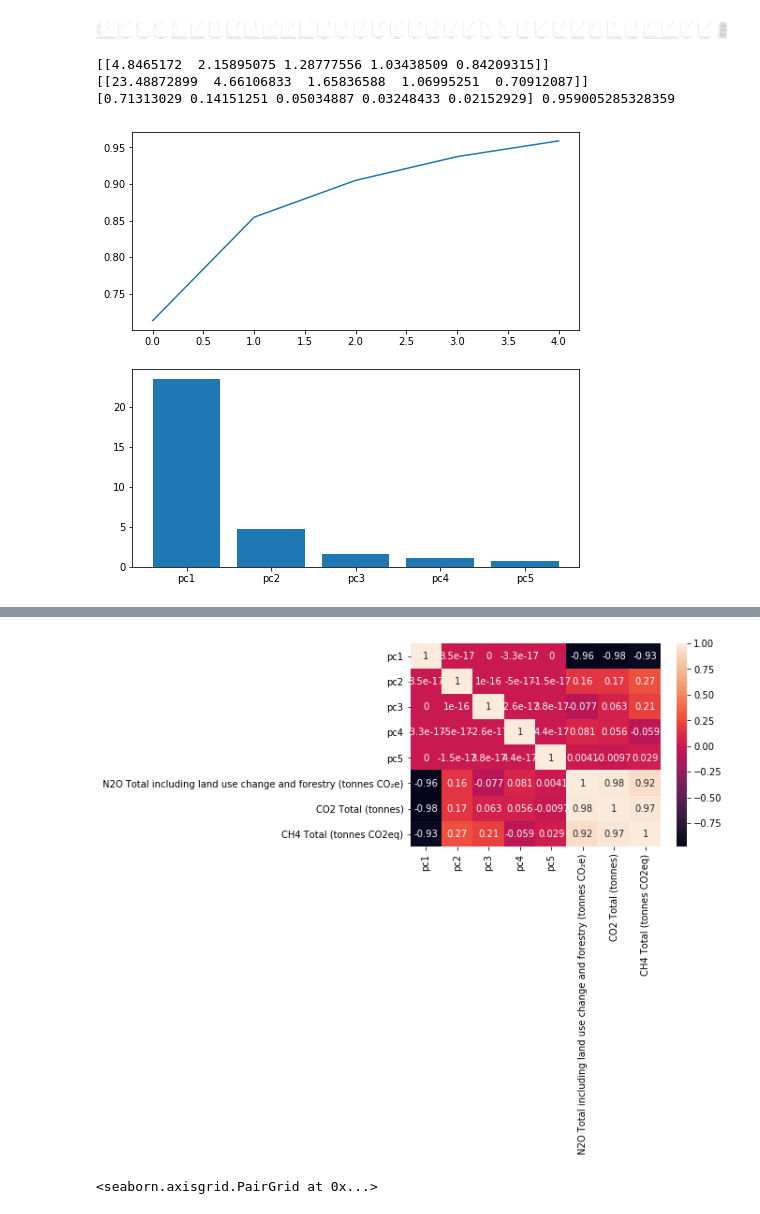
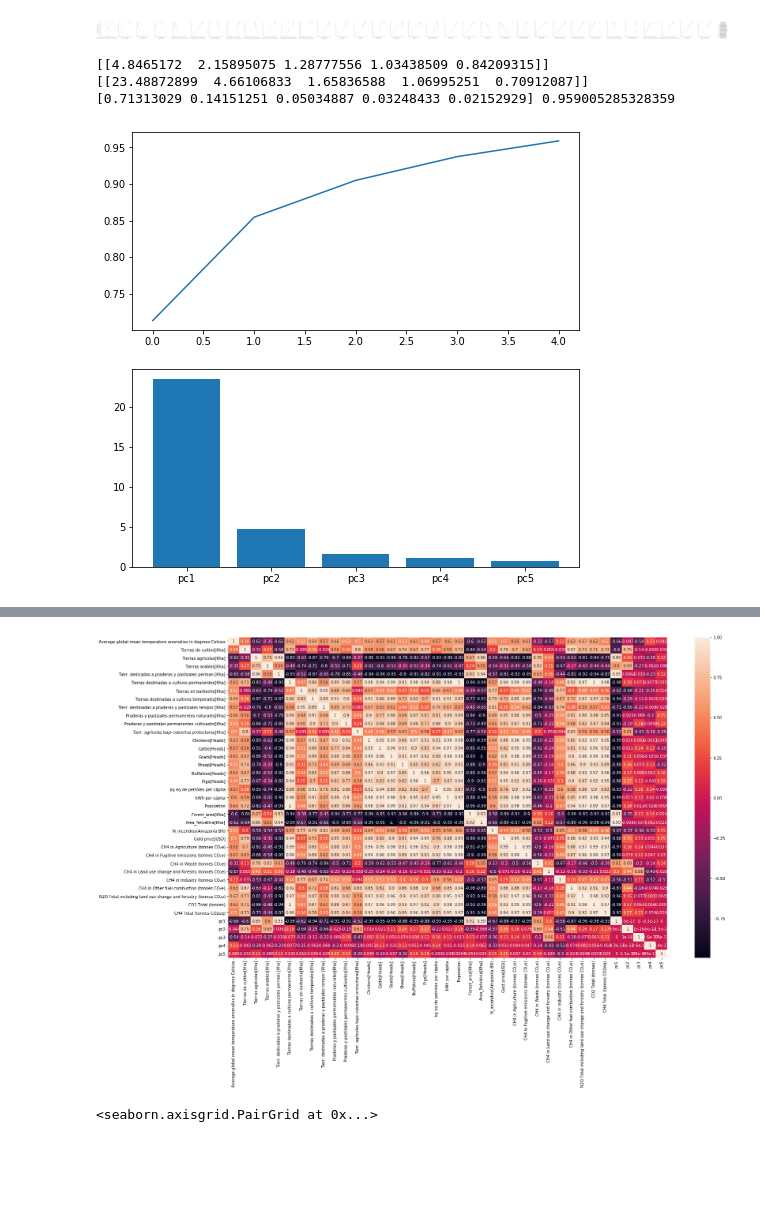
Before and after one commit to k1ltr0h/Proyecto_DataMining, a Jupyter notebook: Proyecto.ipynb, the cells around one changed output, grey strips where cells are left out. Drawn from its saved outputs; the diff is of its cells as text; code cells hidden in the pictures; blank space fills up the shorter version.

```diff
--- a/Proyecto.ipynb
+++ b/Proyecto.ipynb
@@ -199,20 +199,21 @@ plt.show()
 
 #pca_corr = principalDf.corr()
 #print(pca_corr.max())
-pca_corr = pca_corr
+#pca_corr = pca_corr
 #heat = sns.heatmap(pca_corr,
 #            xticklabels=pca_corr.columns.values, yticklabels=pca_corr.columns.values, annot=True)
 
 new_principalDf = principalDf
-new_principalDf
+#new_principalDf
+#std_data
+figure, new_heat = plt.subplots(figsize =(25,15))
+display(new_principalDf)
+pca_corr = pd.concat([std_data.reset_index(drop=True), principalDf.reset_index(drop=True)],axis=1).corr()
+new_heat = sns.heatmap(pca_corr,
+            xticklabels=pca_corr.columns.values, yticklabels=pca_corr.columns.values, annot=True)
 new_principalDf[y_labels[0]] = n2o.reset_index(drop=True)
 new_principalDf[y_labels[1]] = co2.reset_index(drop=True)
 new_principalDf[y_labels[2]] = ch4.reset_index(drop=True)
-#std_data
-display(new_principalDf)
-pca_corr = principalDf.corr()
-new_heat = sns.heatmap(pca_corr,
-            xticklabels=pca_corr.columns.values, yticklabels=pca_corr.columns.values, annot=True)
 # %% [output]
 [[4.8465172  2.15895075 1.28777556 1.03438509 0.84209315]]
 [[23.48872899  4.66106833  1.65836588  1.06995251  0.70912087]]
@@ -239,4 +240,4 @@ new_heat = sns.heatmap(pca_corr,
-[figure, old version]
+[figure, new version]
 # %%
 #NO2
 sns.pairplot(new_principalDf, y_vars=["pc1", "pc2", "pc3", "pc4", "pc5"],x_vars=["pc1", "pc2", "pc3", "pc4", "pc5"], hue=str(y_labels[0]), height=3, palette=sns.cubehelix_palette(17))
```
Also changed, not shown: parts of 2 cells of this notebook, 4 other files.
